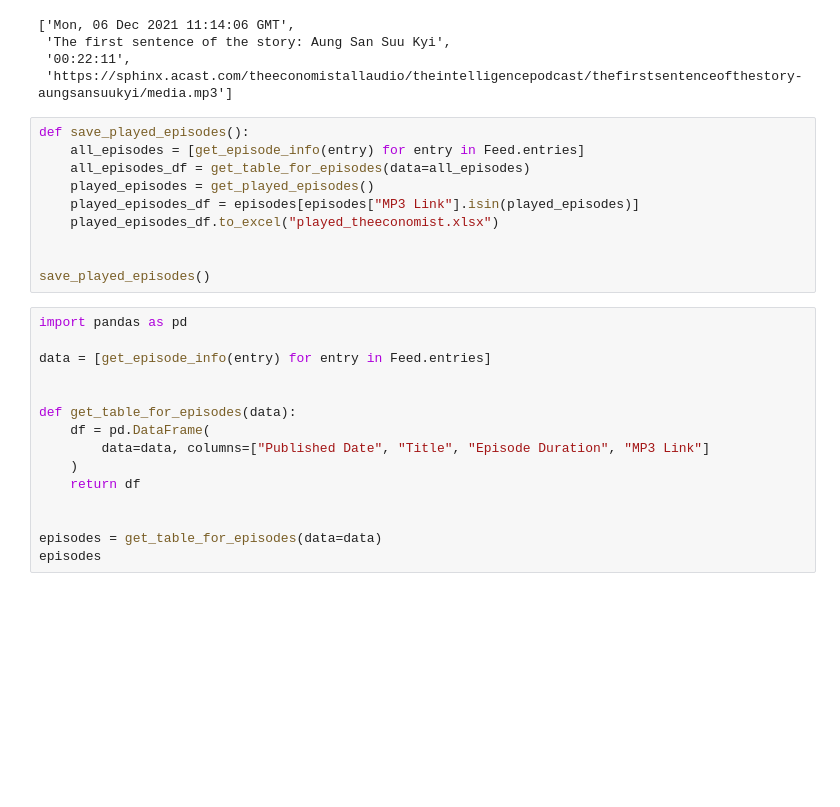
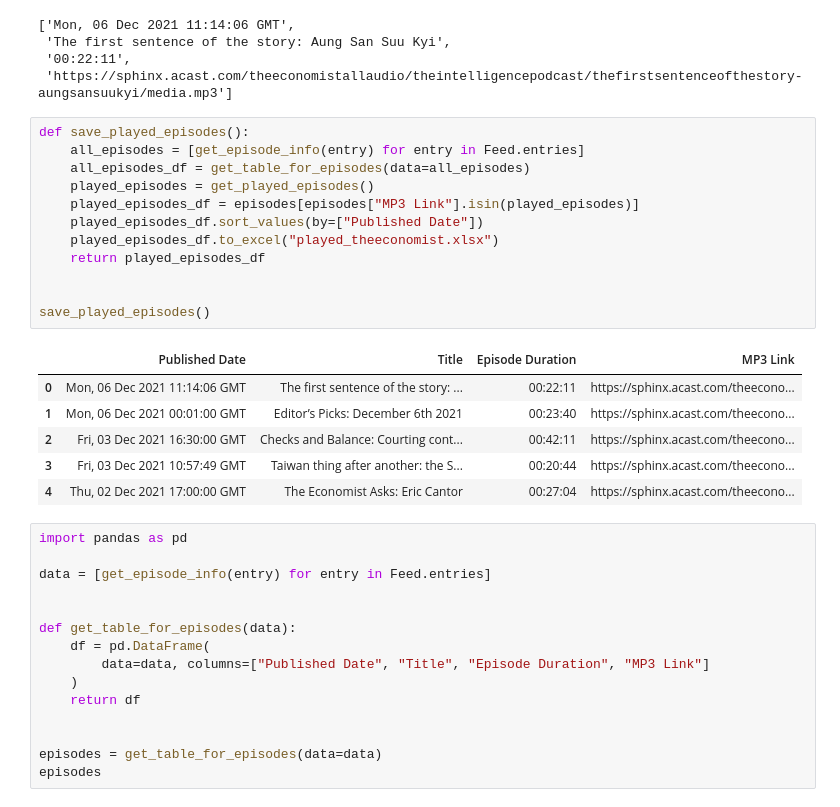
Before and after one commit to cryptodogofmax/podcast-web-player, a Jupyter notebook: podcast_player.ipynb, the cells around one changed output. Drawn from its saved outputs; the diff is of its cells as text; blank space fills up the shorter version.

```diff
--- a/podcast_player.ipynb
+++ b/podcast_player.ipynb
@@ -25,13 +25,22 @@ get_episode_info(entry0)
 # %%
 def save_played_episodes():
     all_episodes = [get_episode_info(entry) for entry in Feed.entries]
     all_episodes_df = get_table_for_episodes(data=all_episodes)
     played_episodes = get_played_episodes()
     played_episodes_df = episodes[episodes["MP3 Link"].isin(played_episodes)]
+    played_episodes_df.sort_values(by=["Published Date"])
     played_episodes_df.to_excel("played_theeconomist.xlsx")
+    return played_episodes_df
 
 
 save_played_episodes()
+# %% [output]
+|  | Published Date | Title | Episode Duration | MP3 Link |
+| 0 | Mon, 06 Dec 2021 11:14:06 GMT | The first sentence of the story: ... | 00:22:11 | https://sphinx.acast.com/theecono... |
+| 1 | Mon, 06 Dec 2021 00:01:00 GMT | Editor’s Picks: December 6th 2021 | 00:23:40 | https://sphinx.acast.com/theecono... |
+| 2 | Fri, 03 Dec 2021 16:30:00 GMT | Checks and Balance: Courting cont... | 00:42:11 | https://sphinx.acast.com/theecono... |
+| 3 | Fri, 03 Dec 2021 10:57:49 GMT | Taiwan thing after another: the S... | 00:20:44 | https://sphinx.acast.com/theecono... |
+| 4 | Thu, 02 Dec 2021 17:00:00 GMT | The Economist Asks: Eric Cantor | 00:27:04 | https://sphinx.acast.com/theecono... |
 # %%
 import pandas as pd
 
```
Also changed, not shown: parts of 4 cells of this notebook, 3 other files.
